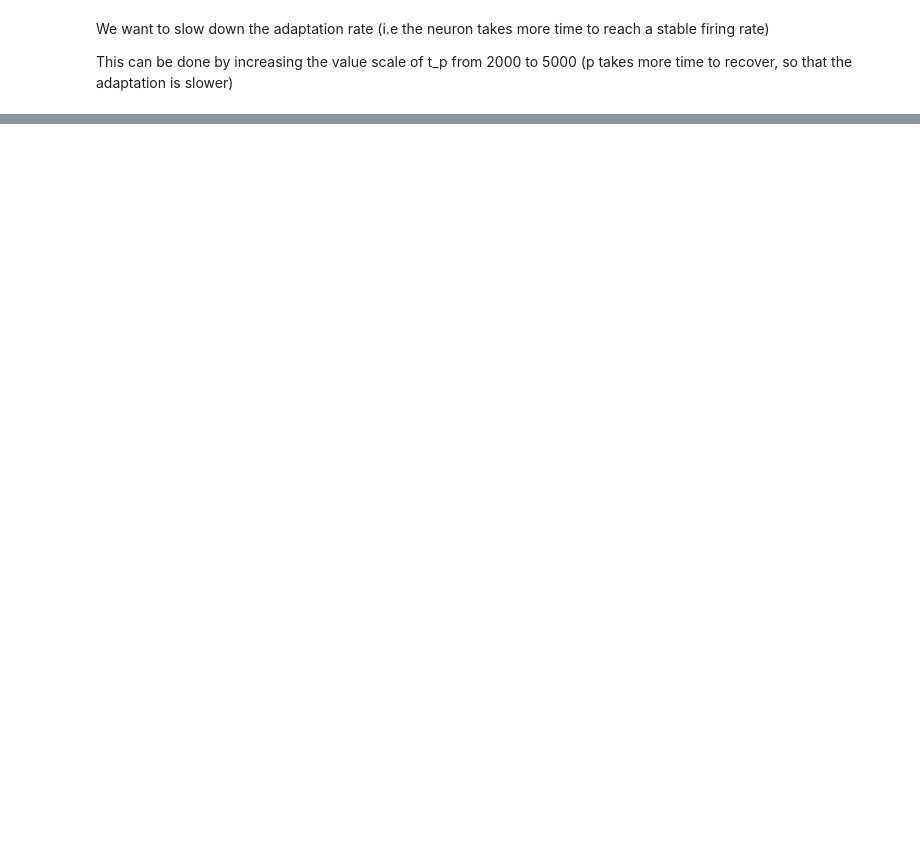
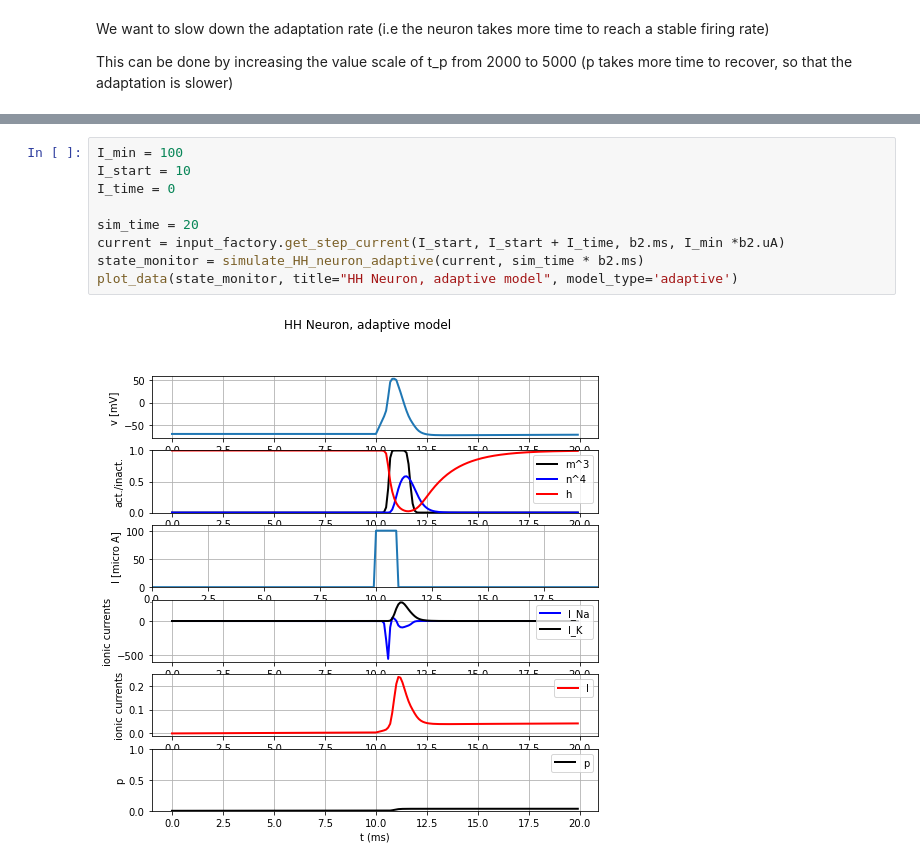
Before and after one commit to Thomas-debug-creator/SingleNeuron-HH2AdEx, a Jupyter notebook: first_notebook.ipynb, the cells around one changed output, grey strips where cells are left out. Saved outputs shown, nothing was run; the diff lists cells and outputs as text; blank space fills up the shorter version.

```diff
--- a/first_notebook.ipynb
+++ b/first_notebook.ipynb
@@ -558,0 +647,11 @@ firing_rate = extract_spike_timings(state_monitor_low_firing)
+# %%
+I_min = 100
+I_start = 10
+I_time = 0
+
+sim_time = 20
+current = input_factory.get_step_current(I_start, I_start + I_time, b2.ms, I_min *b2.uA)
+state_monitor = simulate_HH_neuron_adaptive(current, sim_time * b2.ms)
+plot_data(state_monitor, title="HH Neuron, adaptive model", model_type='adaptive')
+# %% [output]
+[figure, added]
```
Also changed, not shown: parts of 19 cells of this notebook.
